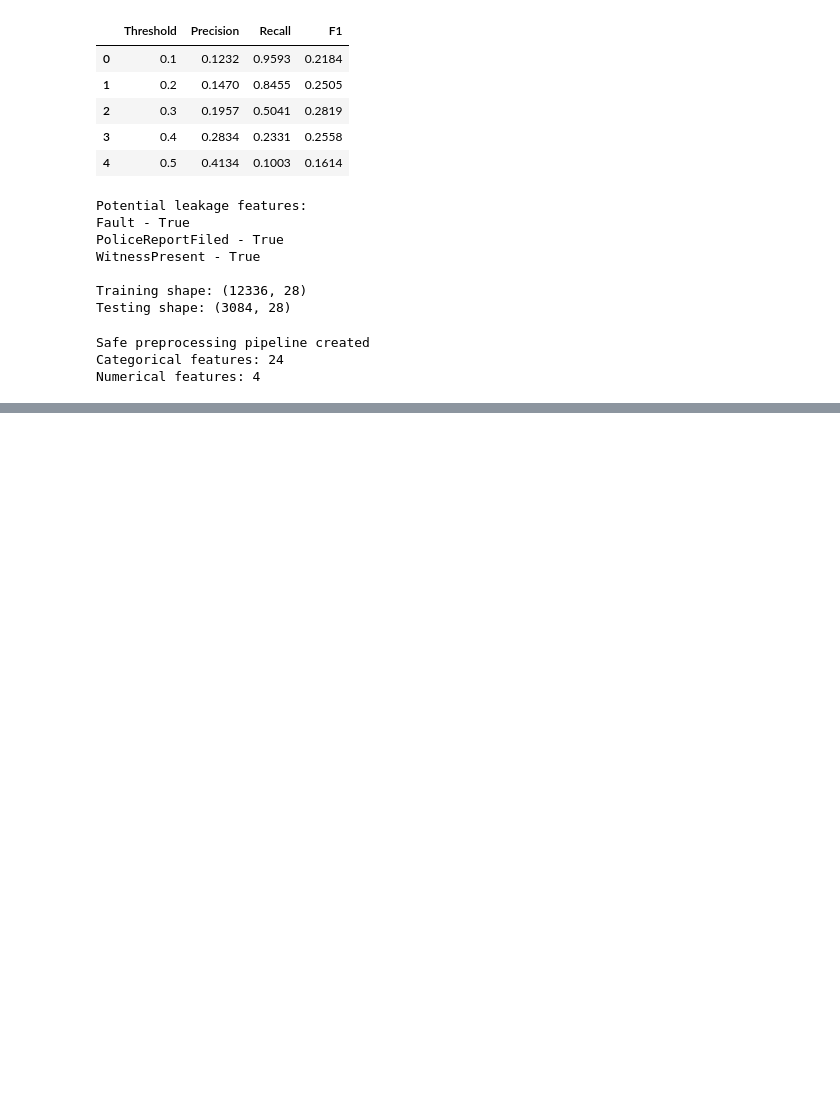
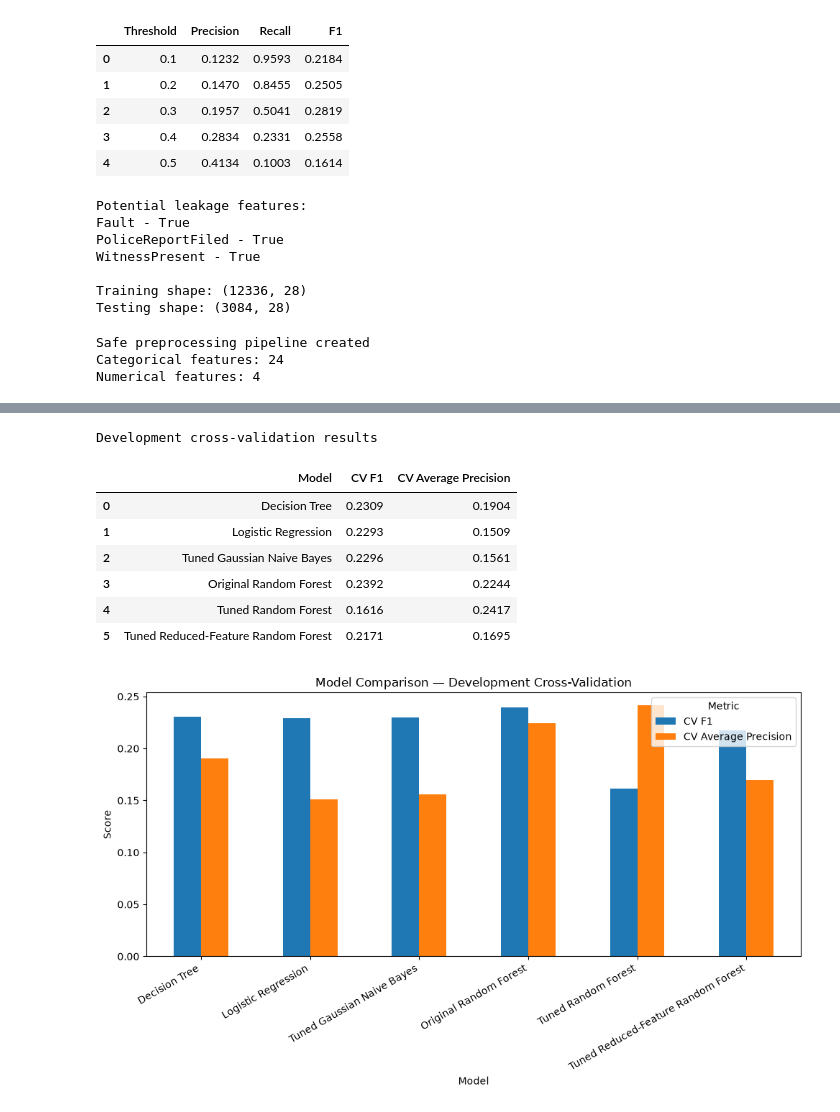
Before and after one commit to m-arij/f20dl-vehicle-fraud-ug-group9, a Jupyter notebook: notebooks/tabular_models.ipynb, the cells around one changed output, grey strips where cells are left out. Drawn from its saved outputs; the diff is of its cells as text; code cells hidden in the pictures; blank space fills up the shorter version.

```diff
--- a/notebooks/tabular_models.ipynb
+++ b/notebooks/tabular_models.ipynb
@@ -928,3 +928,51 @@ display(model_comparison.round(4))
+# %%
+
+# Read the scores from the experiments instead of typing fixed numbers.
+model_scores = {
+    "Decision Tree": scores,
+    "Logistic Regression": logistic_scores,
+    "Tuned Gaussian Naive Bayes": nb_scores,
+    "Original Random Forest": rf_scores,
+    "Tuned Random Forest": tuned_rf_scores,
+    "Tuned Reduced-Feature Random Forest": safe_scores
+}
+
+comparison_rows = []
+
+for name, results in model_scores.items():
+    comparison_rows.append({
+        "Model": name,
+        "CV F1": results["test_f1"].mean(),
+        "CV Average Precision": results["test_average_precision"].mean()
+    })
+
+model_comparison = pd.DataFrame(comparison_rows)
+
+print("Development cross-validation results")
+display(model_comparison.round(4))
+
+# Show the same results as a chart for easier comparison.
+model_comparison.set_index("Model").plot.bar(
+    figsize=(10, 6)
+)
+
+plt.title("Model Comparison — Development Cross-Validation")
+plt.xlabel("Model")
+plt.ylabel("Score")
+plt.xticks(rotation=30, ha="right")
+plt.legend(title="Metric")
+plt.tight_layout()
+plt.show()
+# %% [output]
+Development cross-validation results
+|  | Model | CV F1 | CV Average Precision |
+| 0 | Decision Tree | 0.2309 | 0.1904 |
+| 1 | Logistic Regression | 0.2293 | 0.1509 |
+| 2 | Tuned Gaussian Naive Bayes | 0.2296 | 0.1561 |
+| 3 | Original Random Forest | 0.2392 | 0.2244 |
+| 4 | Tuned Random Forest | 0.1616 | 0.2417 |
+| 5 | Tuned Reduced-Feature Random Forest | 0.2171 | 0.1695 |
+[figure, added]
 # %%
 
 from sklearn.metrics import (
```
Also changed, not shown: parts of 11 cells of this notebook, 2 other files.
